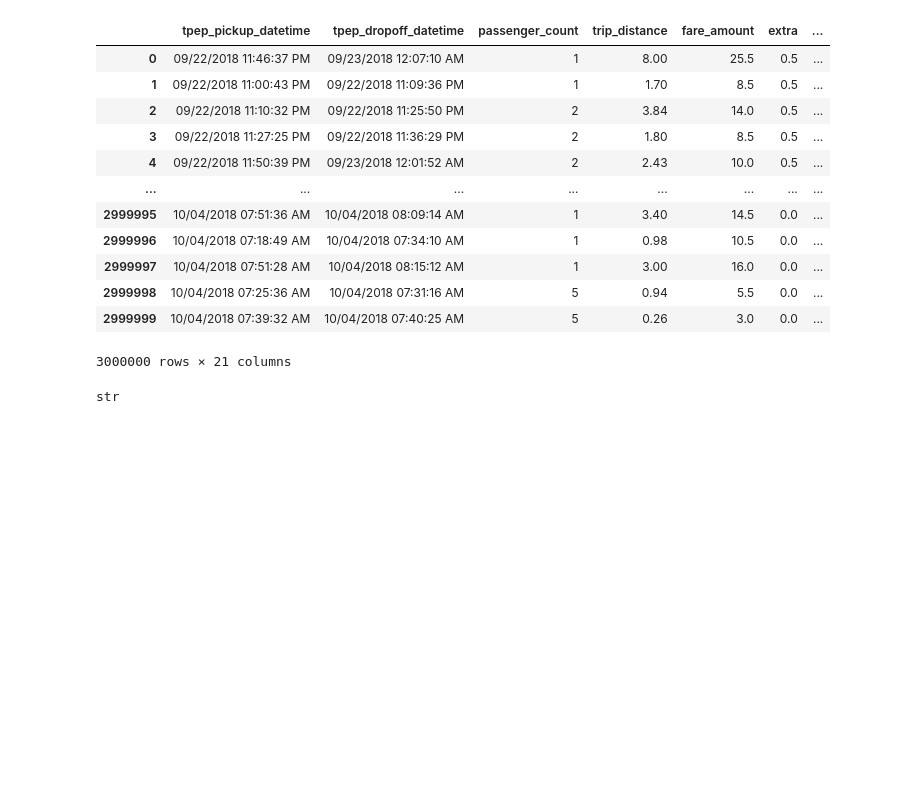
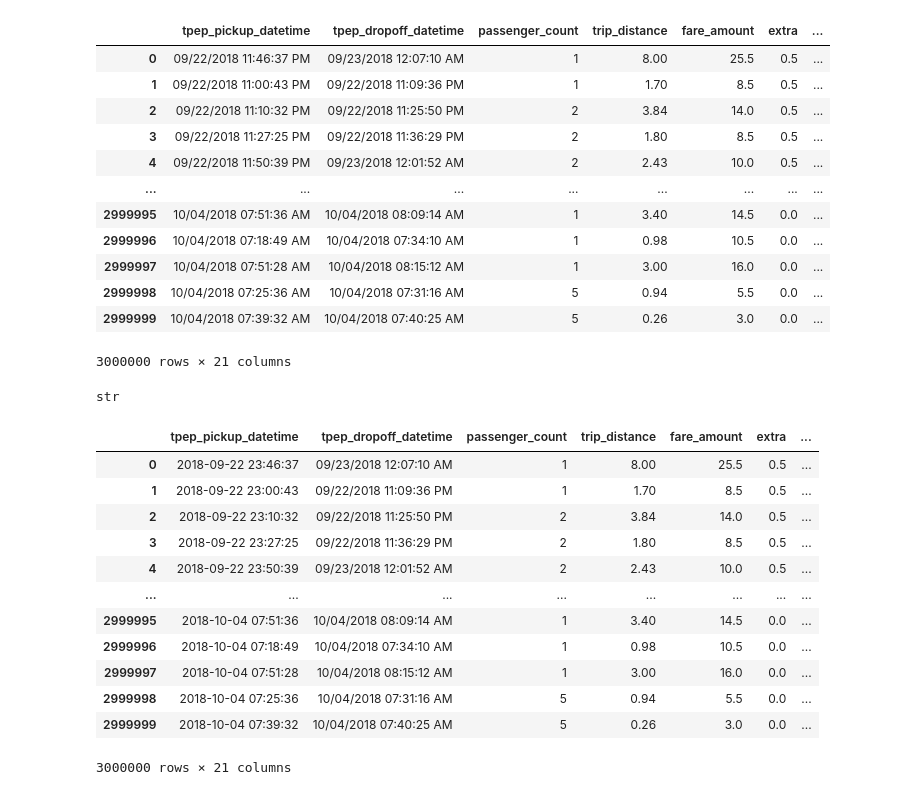
Before and after one commit to gerardolml/Proyecto_taxis, a Jupyter notebook: Proyecto de pyhton.ipynb, the cells around one changed output. Drawn from its saved outputs; the diff is of its cells as text; code cells hidden in the pictures; blank space fills up the shorter version.

```diff
--- a/Proyecto de pyhton.ipynb
+++ b/Proyecto de pyhton.ipynb
@@ -233,0 +240,16 @@ str
+# %%
+df_muestra
+# %% [output]
+|  | tpep_pickup_datetime | tpep_dropoff_datetime | passenger_count | trip_distance | fare_amount | extra | ... |
+| 0 | 2018-09-22 23:46:37 | 09/23/2018 12:07:10 AM | 1 | 8.00 | 25.5 | 0.5 | ... |
+| 1 | 2018-09-22 23:00:43 | 09/22/2018 11:09:36 PM | 1 | 1.70 | 8.5 | 0.5 | ... |
+| 2 | 2018-09-22 23:10:32 | 09/22/2018 11:25:50 PM | 2 | 3.84 | 14.0 | 0.5 | ... |
+| 3 | 2018-09-22 23:27:25 | 09/22/2018 11:36:29 PM | 2 | 1.80 | 8.5 | 0.5 | ... |
+| 4 | 2018-09-22 23:50:39 | 09/23/2018 12:01:52 AM | 2 | 2.43 | 10.0 | 0.5 | ... |
+| ... | ... | ... | ... | ... | ... | ... | ... |
+| 2999995 | 2018-10-04 07:51:36 | 10/04/2018 08:09:14 AM | 1 | 3.40 | 14.5 | 0.0 | ... |
+| 2999996 | 2018-10-04 07:18:49 | 10/04/2018 07:34:10 AM | 1 | 0.98 | 10.5 | 0.0 | ... |
+| 2999997 | 2018-10-04 07:51:28 | 10/04/2018 08:15:12 AM | 1 | 3.00 | 16.0 | 0.0 | ... |
+| 2999998 | 2018-10-04 07:25:36 | 10/04/2018 07:31:16 AM | 5 | 0.94 | 5.5 | 0.0 | ... |
+| 2999999 | 2018-10-04 07:39:32 | 10/04/2018 07:40:25 AM | 5 | 0.26 | 3.0 | 0.0 | ... |
+3000000 rows × 21 columns
```
Also changed, not shown: parts of 4 cells of this notebook.
